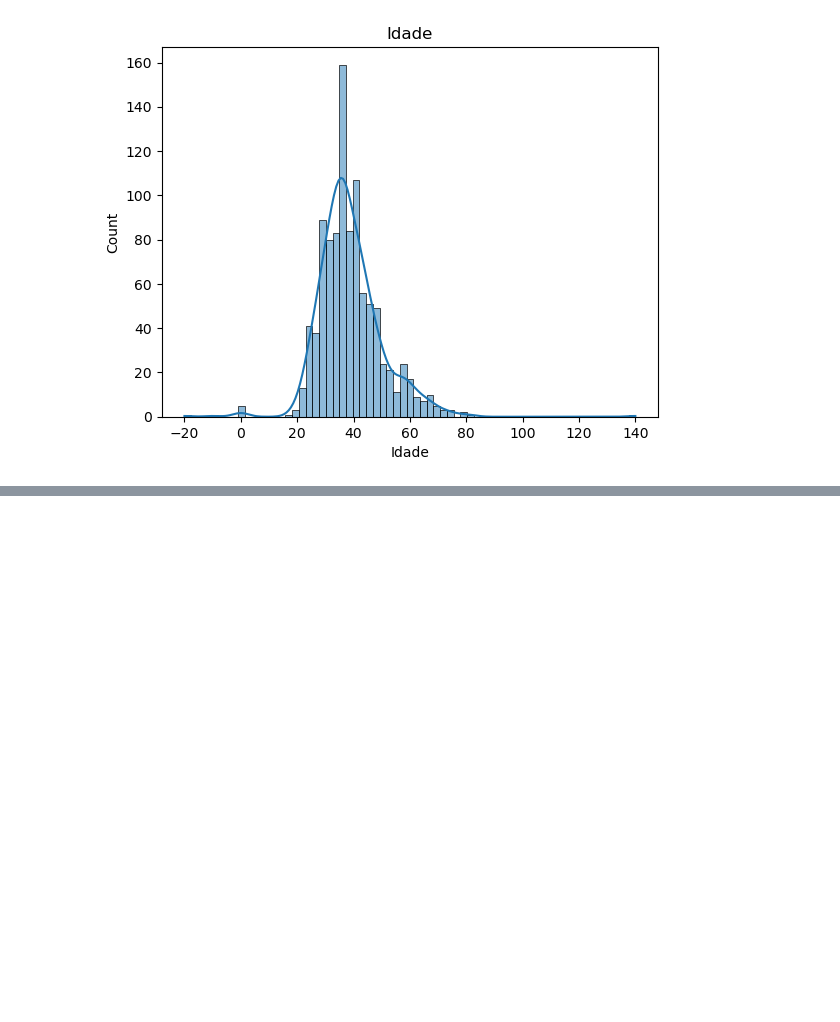
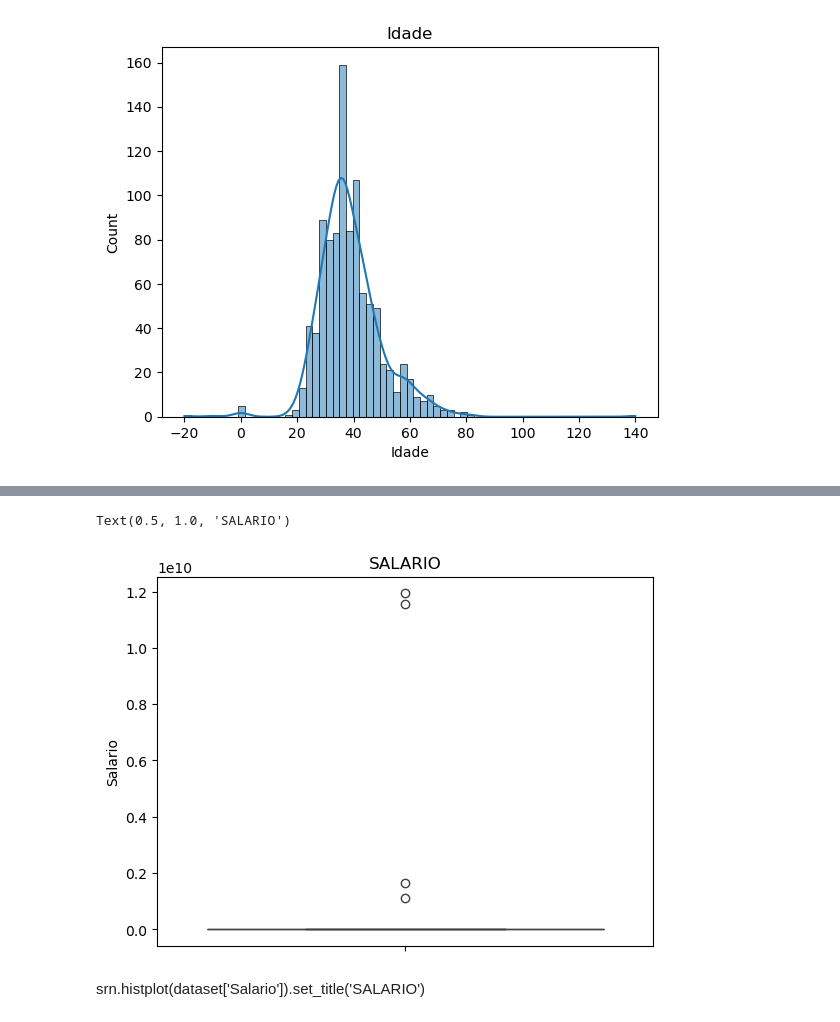
Before and after one commit to eduardonicioli/mineracao_dados, a Jupyter notebook: LimpezaTratamentoDados.ipynb, the cells around one changed output, grey strips where cells are left out. Drawn from its saved outputs; the diff is of its cells as text; code cells hidden in the pictures; blank space fills up the shorter version.

```diff
--- a/LimpezaTratamentoDados.ipynb
+++ b/LimpezaTratamentoDados.ipynb
@@ -115,0 +154,7 @@ Text(0.5, 1.0, 'Idade')
+# %%
+srn.boxplot(dataset['Salario']).set_title('SALARIO')
+# %% [output]
+Text(0.5, 1.0, 'SALARIO')
+[figure, added]
+# %% [markdown]
+srn.histplot(dataset['Salario']).set_title('SALARIO')
```
Also changed, not shown: parts of 30 cells of this notebook, 3 other files.
